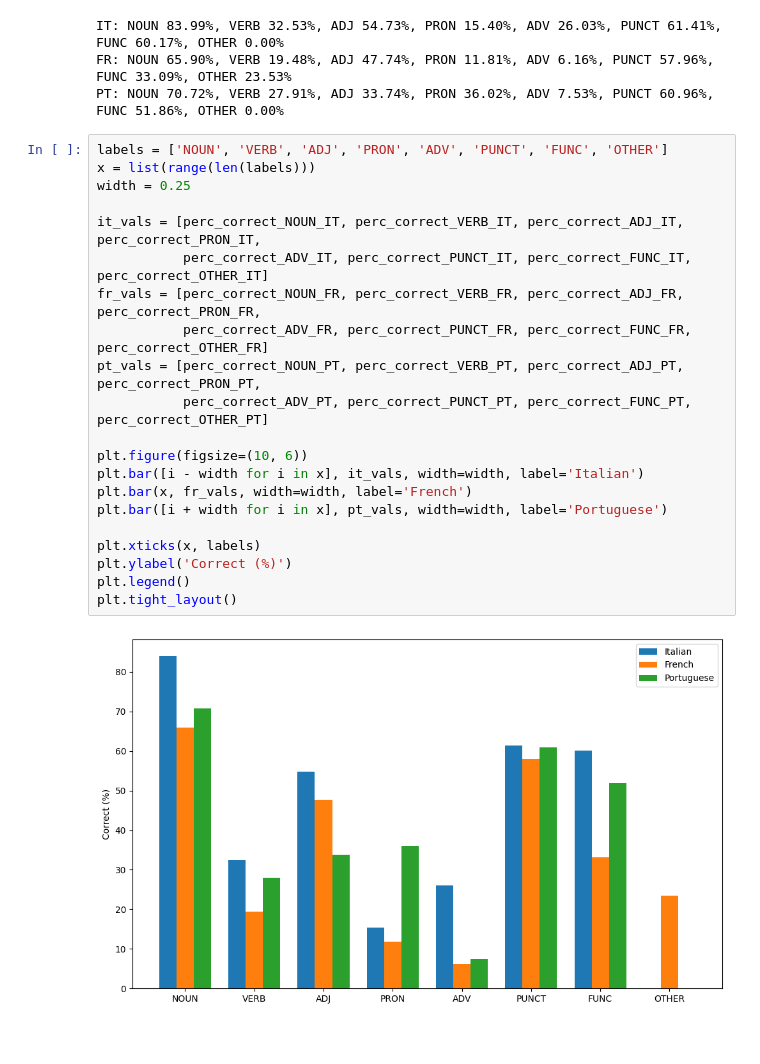
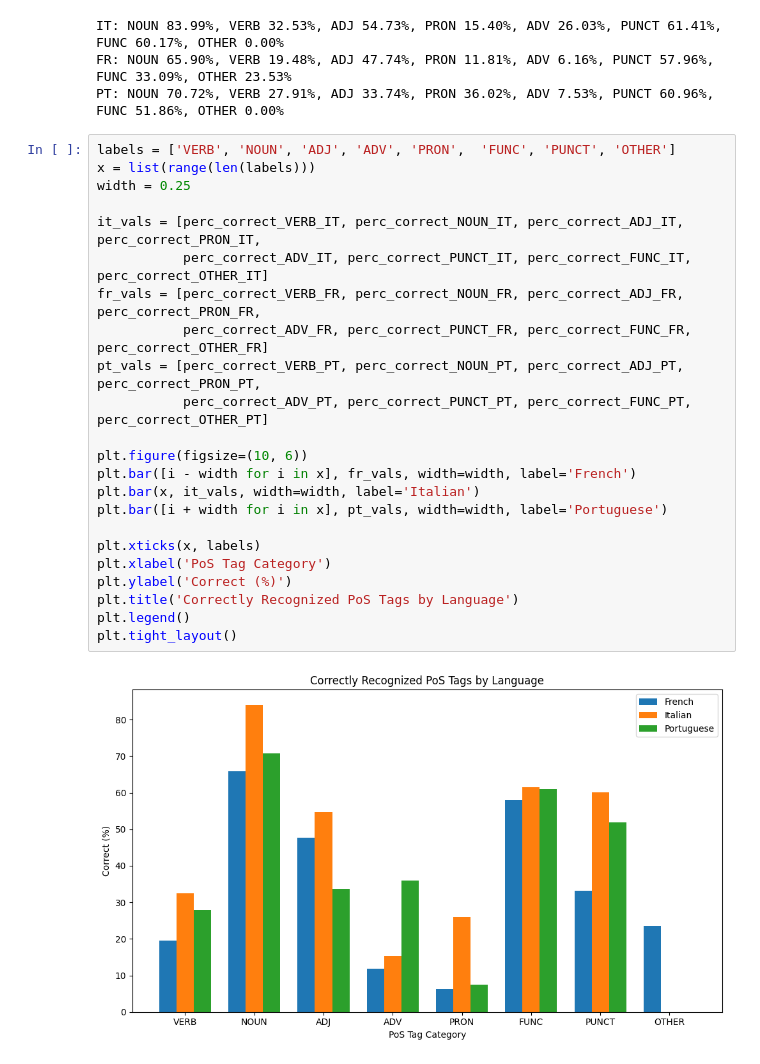
Before and after one commit to saracaviglia/NLP-project, a Jupyter notebook: combining.ipynb, the cells around one changed output. Saved outputs shown, nothing was run; the diff lists cells and outputs as text.

Commit message:
minor fixes to plot to do: - clean repository for submission - conclusions - cite repository in report

```diff
--- a/combining.ipynb
+++ b/combining.ipynb
@@ -260,25 +260,27 @@ IT: NOUN 83.99%, VERB 32.53%, ADJ 54.73%, PRON 15.40%, ADV 26.03%, PUNCT 61.41%,
 FR: NOUN 65.90%, VERB 19.48%, ADJ 47.74%, PRON 11.81%, ADV 6.16%, PUNCT 57.96%, FUNC 33.09%, OTHER 23.53%
 PT: NOUN 70.72%, VERB 27.91%, ADJ 33.74%, PRON 36.02%, ADV 7.53%, PUNCT 60.96%, FUNC 51.86%, OTHER 0.00%
 # %%
-labels = ['NOUN', 'VERB', 'ADJ', 'PRON', 'ADV', 'PUNCT', 'FUNC', 'OTHER']
+labels = ['VERB', 'NOUN', 'ADJ', 'ADV', 'PRON',  'FUNC', 'PUNCT', 'OTHER']
 x = list(range(len(labels)))
 width = 0.25
 
-it_vals = [perc_correct_NOUN_IT, perc_correct_VERB_IT, perc_correct_ADJ_IT, perc_correct_PRON_IT,
+it_vals = [perc_correct_VERB_IT, perc_correct_NOUN_IT, perc_correct_ADJ_IT, perc_correct_PRON_IT,
 		   perc_correct_ADV_IT, perc_correct_PUNCT_IT, perc_correct_FUNC_IT, perc_correct_OTHER_IT]
-fr_vals = [perc_correct_NOUN_FR, perc_correct_VERB_FR, perc_correct_ADJ_FR, perc_correct_PRON_FR,
+fr_vals = [perc_correct_VERB_FR, perc_correct_NOUN_FR, perc_correct_ADJ_FR, perc_correct_PRON_FR,
 		   perc_correct_ADV_FR, perc_correct_PUNCT_FR, perc_correct_FUNC_FR, perc_correct_OTHER_FR]
-pt_vals = [perc_correct_NOUN_PT, perc_correct_VERB_PT, perc_correct_ADJ_PT, perc_correct_PRON_PT,
+pt_vals = [perc_correct_VERB_PT, perc_correct_NOUN_PT, perc_correct_ADJ_PT, perc_correct_PRON_PT,
 		   perc_correct_ADV_PT, perc_correct_PUNCT_PT, perc_correct_FUNC_PT, perc_correct_OTHER_PT]
 
 plt.figure(figsize=(10, 6))
-plt.bar([i - width for i in x], it_vals, width=width, label='Italian')
-plt.bar(x, fr_vals, width=width, label='French')
+plt.bar([i - width for i in x], fr_vals, width=width, label='French')
+plt.bar(x, it_vals, width=width, label='Italian')
 plt.bar([i + width for i in x], pt_vals, width=width, label='Portuguese')
 
 plt.xticks(x, labels)
+plt.xlabel('PoS Tag Category')
 plt.ylabel('Correct (%)')
+plt.title('Correctly Recognized PoS Tags by Language')
 plt.legend()
 plt.tight_layout()
 # %% [output]
-[figure, old version]
+[figure, new version]
```
Also changed, not shown: 1 other file.
